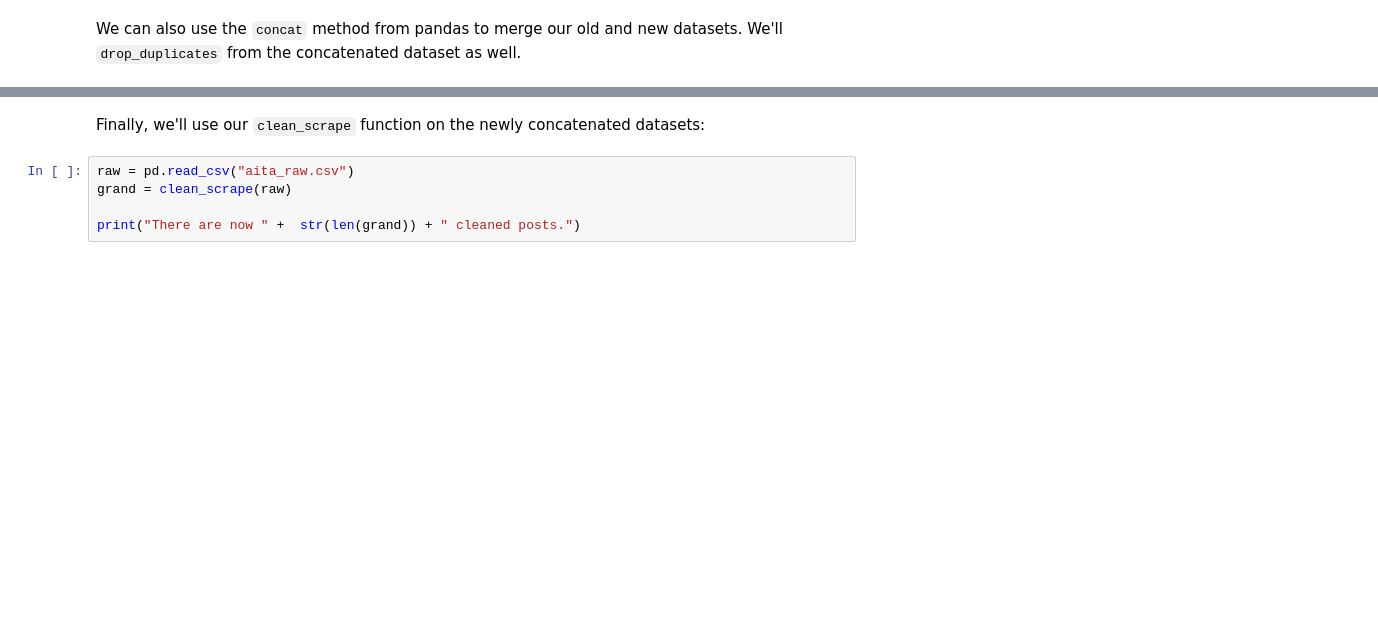
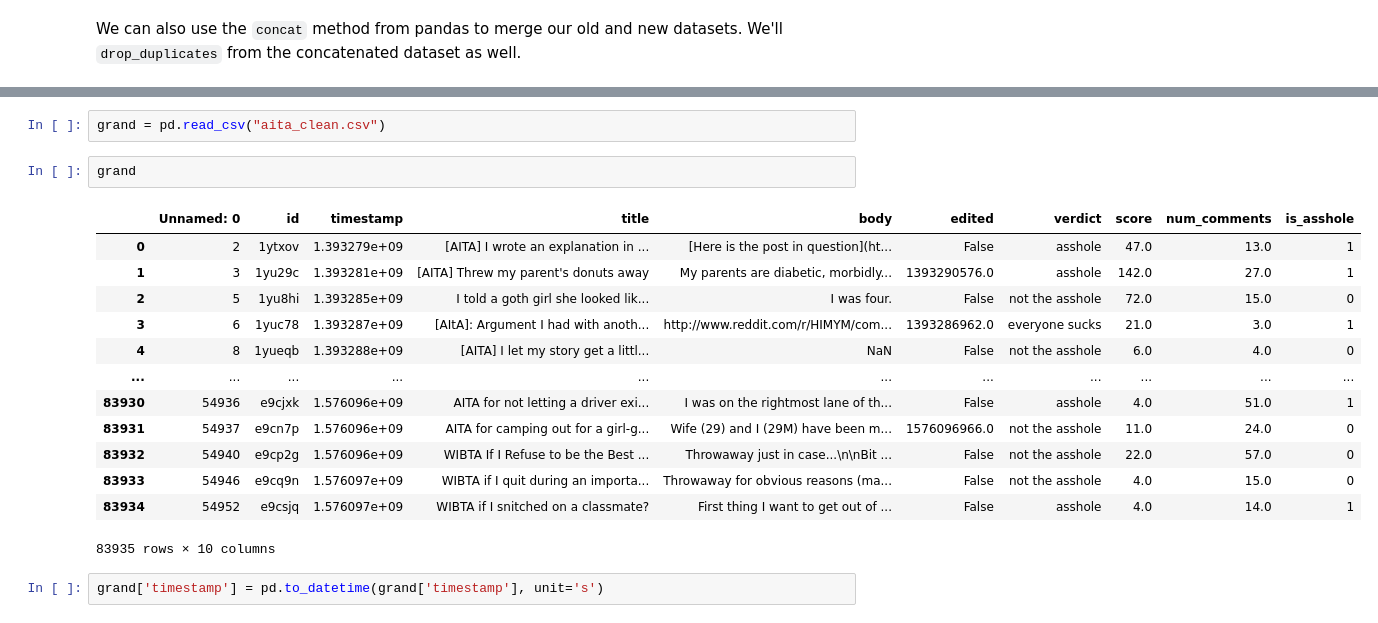
Before and after one commit to nealcaren/Text-Mining-with-Python-Notebooks, a Jupyter notebook: Notebooks/scraping-reddit-with-praw.ipynb, the cells around one changed output, grey strips where cells are left out. Saved outputs shown, nothing was run; the diff lists cells and outputs as text; blank space fills up the shorter version.

```diff
--- a/Notebooks/scraping-reddit-with-praw.ipynb
+++ b/Notebooks/scraping-reddit-with-praw.ipynb
@@ -337,7 +565,20 @@ grand.to_csv("aita_clean.csv",index=False)
-# %% [markdown]
-Finally, we'll use our `clean_scrape` function on the newly concatenated datasets:
-# %%
-raw = pd.read_csv("aita_raw.csv")
-grand = clean_scrape(raw)
-
-print("There are now " +  str(len(grand)) + " cleaned posts.")
+# %%
+grand = pd.read_csv("aita_clean.csv")
+# %%
+grand
+# %% [output]
+|  | Unnamed: 0 | id | timestamp | title | body | edited | verdict | score | num_comments | is_asshole |
+| 0 | 2 | 1ytxov | 1.393279e+09 | [AITA] I wrote an explanation in ... | [Here is the post in question](ht... | False | asshole | 47.0 | 13.0 | 1 |
+| 1 | 3 | 1yu29c | 1.393281e+09 | [AITA] Threw my parent's donuts away | My parents are diabetic, morbidly... | 1393290576.0 | asshole | 142.0 | 27.0 | 1 |
+| 2 | 5 | 1yu8hi | 1.393285e+09 | I told a goth girl she looked lik... | I was four. | False | not the asshole | 72.0 | 15.0 | 0 |
+| 3 | 6 | 1yuc78 | 1.393287e+09 | [AItA]: Argument I had with anoth... | http://www.reddit.com/r/HIMYM/com... | 1393286962.0 | everyone sucks | 21.0 | 3.0 | 1 |
+| 4 | 8 | 1yueqb | 1.393288e+09 | [AITA] I let my story get a littl... | NaN | False | not the asshole | 6.0 | 4.0 | 0 |
+| ... | ... | ... | ... | ... | ... | ... | ... | ... | ... | ... |
+| 83930 | 54936 | e9cjxk | 1.576096e+09 | AITA for not letting a driver exi... | I was on the rightmost lane of th... | False | asshole | 4.0 | 51.0 | 1 |
+| 83931 | 54937 | e9cn7p | 1.576096e+09 | AITA for camping out for a girl-g... | Wife (29) and I (29M) have been m... | 1576096966.0 | not the asshole | 11.0 | 24.0 | 0 |
+| 83932 | 54940 | e9cp2g | 1.576096e+09 | WIBTA If I Refuse to be the Best ... | Throwaway just in case...\n\nBit ... | False | not the asshole | 22.0 | 57.0 | 0 |
+| 83933 | 54946 | e9cq9n | 1.576097e+09 | WIBTA if I quit during an importa... | Throwaway for obvious reasons (ma... | False | not the asshole | 4.0 | 15.0 | 0 |
+| 83934 | 54952 | e9csjq | 1.576097e+09 | WIBTA if I snitched on a classmate? | First thing I want to get out of ... | False | asshole | 4.0 | 14.0 | 1 |
+83935 rows × 10 columns
+# %%
+grand['timestamp'] = pd.to_datetime(grand['timestamp'], unit='s')
```
Also changed, not shown: parts of 40 cells of this notebook.
